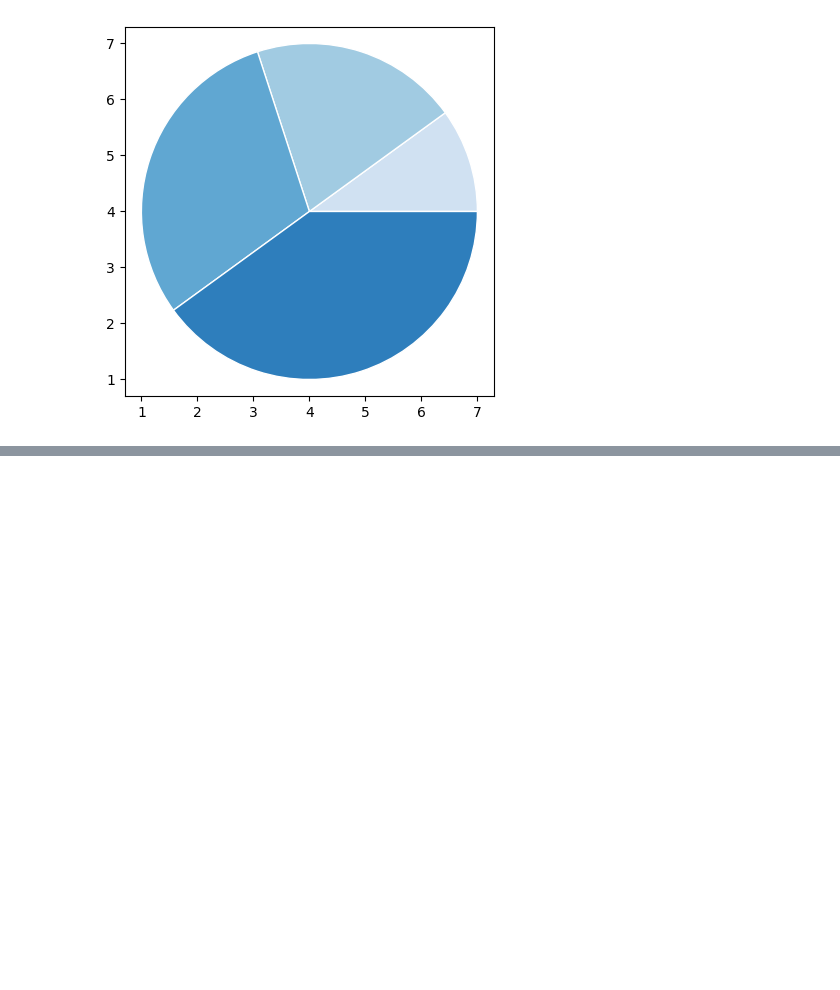
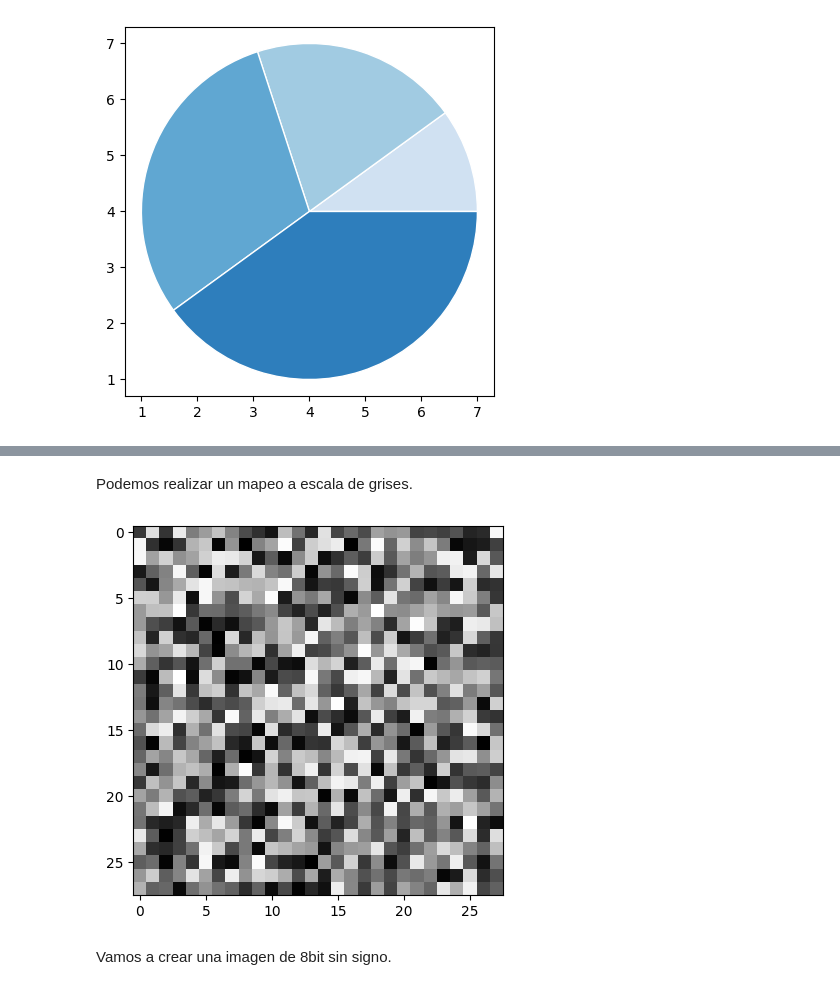
Before and after one commit to GbrlOl/programacion-2, a Jupyter notebook: clases/clase_7_matplotlib.ipynb, the cells around one changed output, grey strips where cells are left out. Cells and saved outputs as stored; diff of their text form; code cells hidden in the pictures; blank space fills up the shorter version.

```diff
--- a/clases/clase_7_matplotlib.ipynb
+++ b/clases/clase_7_matplotlib.ipynb
@@ -179,0 +196,7 @@ plt.show()
+# %% [markdown]
+Podemos realizar un mapeo a escala de grises.
+# %%
+plt.imshow(img, cmap='gray')
+plt.show()
+# %% [output]
+[figure, added]
@@ -179,0 +205,2 @@ plt.show()
+# %% [markdown]
+Vamos a crear una imagen de 8bit sin signo.
```
Also changed, not shown: parts of 17 cells of this notebook.
